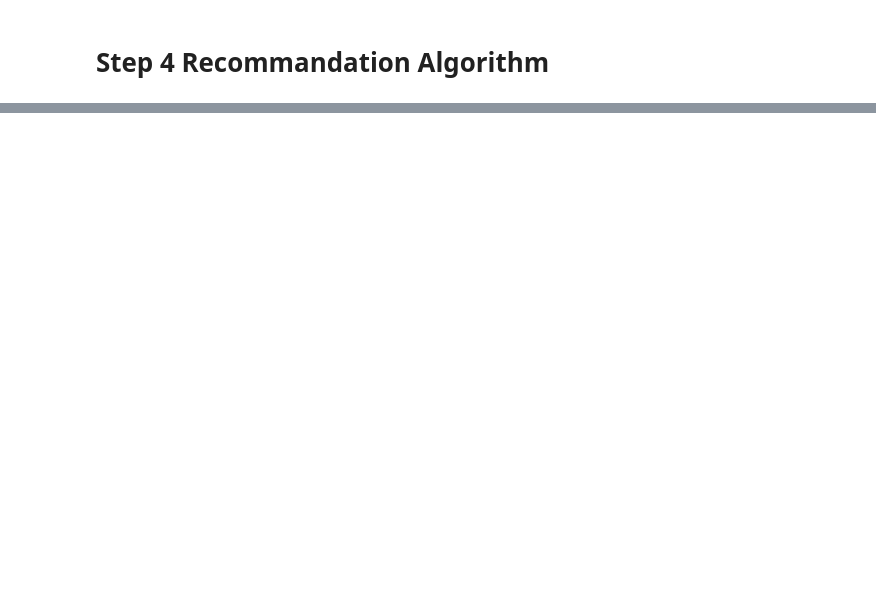
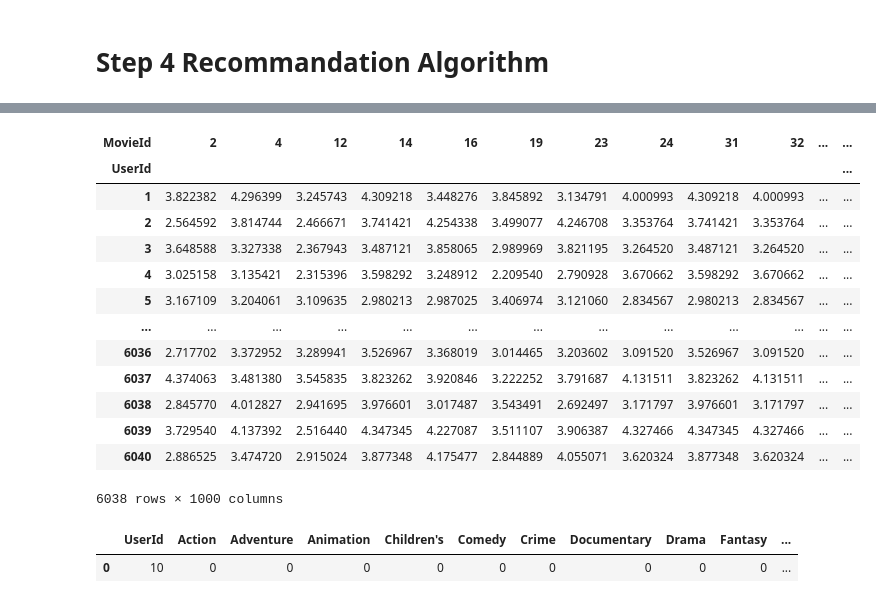
Before and after one commit to LilianSchall/MovieMatch, a Jupyter notebook: src/Recommander.ipynb, the cells around one changed output, grey strips where cells are left out. Saved outputs shown, nothing was run; the diff lists cells and outputs as text; code cells hidden in the pictures; blank space fills up the shorter version.

Commit message:
feat: finished core product, still needs to document and comment the code and the choices in project

```diff
--- a/src/Recommander.ipynb
+++ b/src/Recommander.ipynb
@@ -544,3 +570,5 @@ def build_movie_combination(model, df_movies, df_ratings):
     ranking.sort_values(by=['UserId', 'Score'], ascending=[True, False], inplace=True)
 
     return ranking
+# %%
+user_features, item_features = build_movie_combination(scalerUser, df_movies.sample(n=1_000), df_ratings)
@@ -547,3 +578,3 @@ def build_movie_combination(model, df_movies, df_ratings):
 # %%
-df_ranking = build_movie_combination(model, df_movies.sample(n=1_000), df_ratings)
+df_ranking = build_ranking(model, user_features, item_features)
 # %% [output]
@@ -551,0 +599,2 @@ ValueError: array length 6040000 does not match index length 6040
+# %%
+df_ranking["Score"] = scalerTarget.inverse_transform(df_ranking["Score"].to_numpy().reshape(-1,1)).flatten()
@@ -551,0 +617,19 @@ ValueError: array length 6040000 does not match index length 6040
+# %%
+pred_matrix = build_matrix(df_ranking, "Score")
+# %%
+pred_matrix
+# %% [output]
+| MovieId | 2 | 4 | 12 | 14 | 16 | 19 | 23 | 24 | 31 | 32 | ... | ... |
+| UserId |  |  |  |  |  |  |  |  |  |  |  | ... |
+| 1 | 3.822382 | 4.296399 | 3.245743 | 4.309218 | 3.448276 | 3.845892 | 3.134791 | 4.000993 | 4.309218 | 4.000993 | ... | ... |
+| 2 | 2.564592 | 3.814744 | 2.466671 | 3.741421 | 4.254338 | 3.499077 | 4.246708 | 3.353764 | 3.741421 | 3.353764 | ... | ... |
+| 3 | 3.648588 | 3.327338 | 2.367943 | 3.487121 | 3.858065 | 2.989969 | 3.821195 | 3.264520 | 3.487121 | 3.264520 | ... | ... |
+| 4 | 3.025158 | 3.135421 | 2.315396 | 3.598292 | 3.248912 | 2.209540 | 2.790928 | 3.670662 | 3.598292 | 3.670662 | ... | ... |
+| 5 | 3.167109 | 3.204061 | 3.109635 | 2.980213 | 2.987025 | 3.406974 | 3.121060 | 2.834567 | 2.980213 | 2.834567 | ... | ... |
+| ... | ... | ... | ... | ... | ... | ... | ... | ... | ... | ... | ... | ... |
+| 6036 | 2.717702 | 3.372952 | 3.289941 | 3.526967 | 3.368019 | 3.014465 | 3.203602 | 3.091520 | 3.526967 | 3.091520 | ... | ... |
+| 6037 | 4.374063 | 3.481380 | 3.545835 | 3.823262 | 3.920846 | 3.222252 | 3.791687 | 4.131511 | 3.823262 | 4.131511 | ... | ... |
+| 6038 | 2.845770 | 4.012827 | 2.941695 | 3.976601 | 3.017487 | 3.543491 | 2.692497 | 3.171797 | 3.976601 | 3.171797 | ... | ... |
+| 6039 | 3.729540 | 4.137392 | 2.516440 | 4.347345 | 4.227087 | 3.511107 | 3.906387 | 4.327466 | 4.347345 | 4.327466 | ... | ... |
+| 6040 | 2.886525 | 3.474720 | 2.915024 | 3.877348 | 4.175477 | 2.844889 | 4.055071 | 3.620324 | 3.877348 | 3.620324 | ... | ... |
+6038 rows × 1000 columns
@@ -551,0 +709,8 @@ ValueError: array length 6040000 does not match index length 6040
+# %%
+user1 = UserPreferences(sci_fi=5)
+user2 = UserPreferences(sci_fi=3, comedy=5, horror=5)
+
+user1.to_df()
+# %% [output]
+|  | UserId | Action | Adventure | Animation | Children's | Comedy | Crime | Documentary | Drama | Fantasy | ... |
+| 0 | 10 | 0 | 0 | 0 | 0 | 0 | 0 | 0 | 0 | 0 | ... |
```
Also changed, not shown: parts of 28 cells of this notebook.
